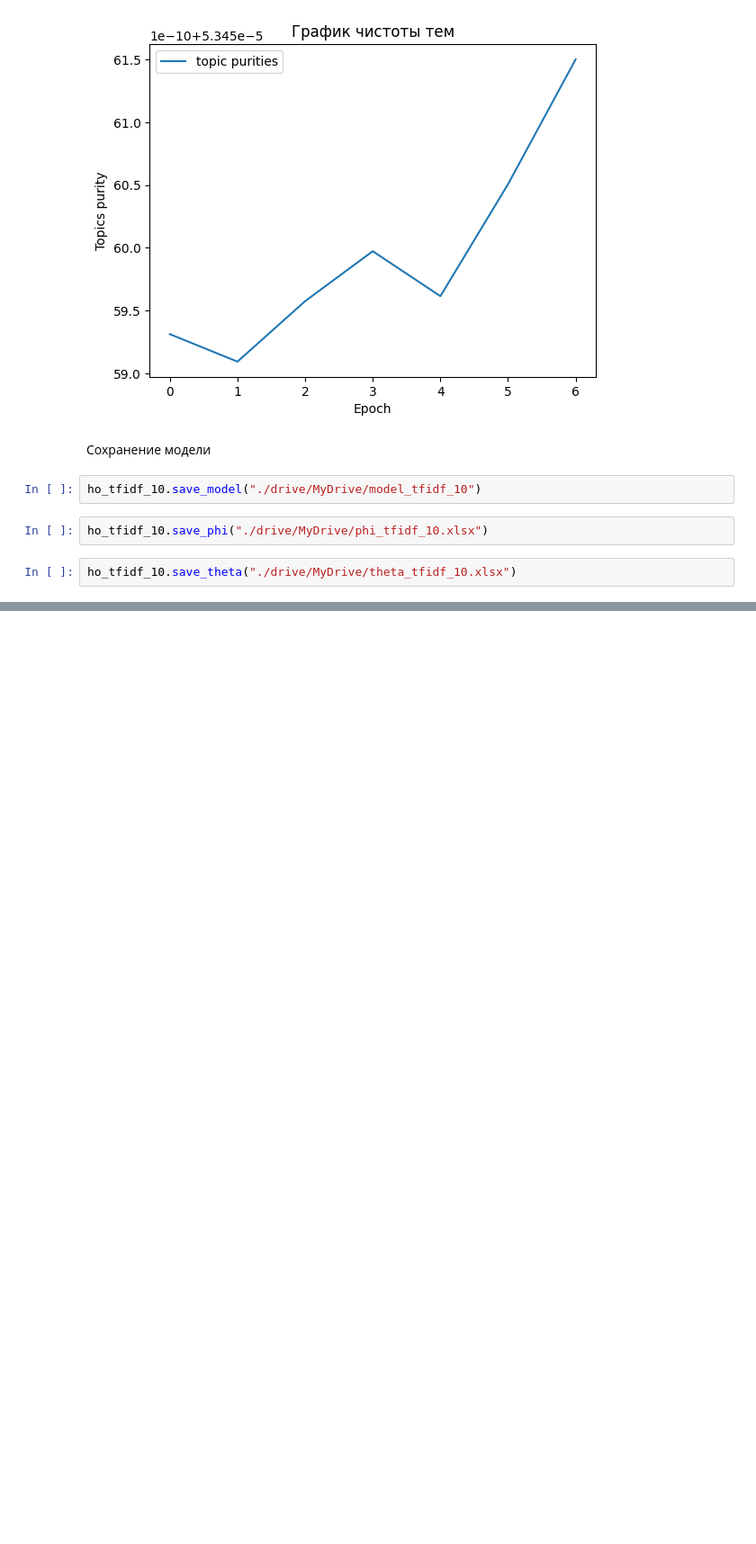
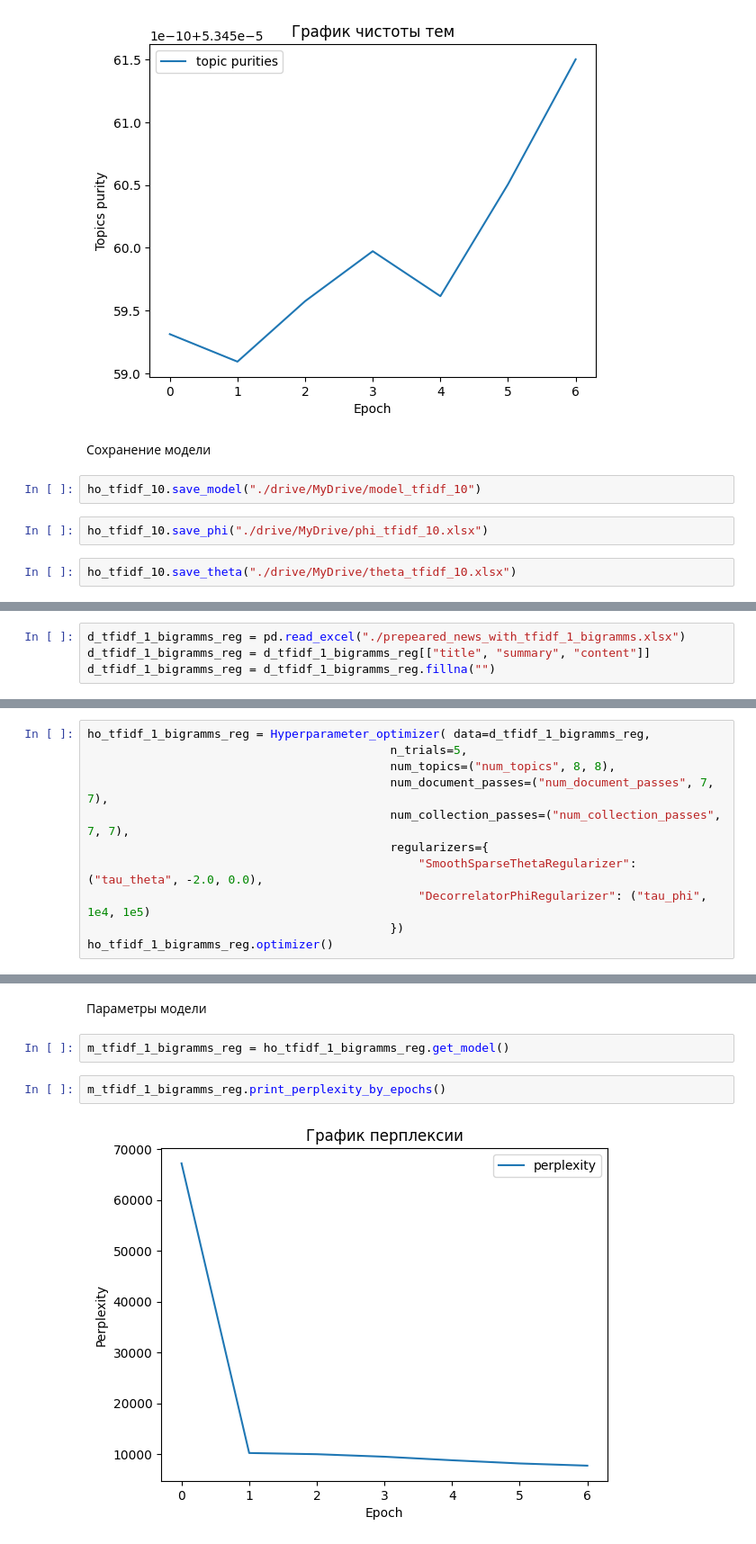
Before and after one commit to drema3-4/automatic_classification_of_news, a Jupyter notebook: code/calculate_topic_model.ipynb, the cells around one changed output, grey strips where cells are left out. Shown at 90% size. Drawn from its saved outputs; the diff is of its cells as text; blank space fills up the shorter version.

```diff
--- a/code/calculate_topic_model.ipynb
+++ b/code/calculate_topic_model.ipynb
@@ -1030,0 +1098,4 @@ ho_tfidf_10.save_theta("./drive/MyDrive/theta_tfidf_10.xlsx")
+# %%
+d_tfidf_1_bigramms_reg = pd.read_excel("./prepeared_news_with_tfidf_1_bigramms.xlsx")
+d_tfidf_1_bigramms_reg = d_tfidf_1_bigramms_reg[["title", "summary", "content"]]
+d_tfidf_1_bigramms_reg = d_tfidf_1_bigramms_reg.fillna("")
@@ -1030,0 +1104,11 @@ ho_tfidf_10.save_theta("./drive/MyDrive/theta_tfidf_10.xlsx")
+# %%
+ho_tfidf_1_bigramms_reg = Hyperparameter_optimizer( data=d_tfidf_1_bigramms_reg,
+                                           n_trials=5,
+                                           num_topics=("num_topics", 8, 8),
+                                           num_document_passes=("num_document_passes", 7, 7),
+                                           num_collection_passes=("num_collection_passes", 7, 7),
+                                           regularizers={
+                                               "SmoothSparseThetaRegularizer": ("tau_theta", -2.0, 0.0),
+                                               "DecorrelatorPhiRegularizer": ("tau_phi", 1e4, 1e5)
+                                           })
+ho_tfidf_1_bigramms_reg.optimizer()
@@ -1030,0 +1128,8 @@ ho_tfidf_10.save_theta("./drive/MyDrive/theta_tfidf_10.xlsx")
+# %% [markdown]
+Параметры модели
+# %%
+m_tfidf_1_bigramms_reg = ho_tfidf_1_bigramms_reg.get_model()
+# %%
+m_tfidf_1_bigramms_reg.print_perplexity_by_epochs()
+# %% [output]
+[figure, added]
```
Also changed, not shown: parts of 24 cells of this notebook, 5 other files.
